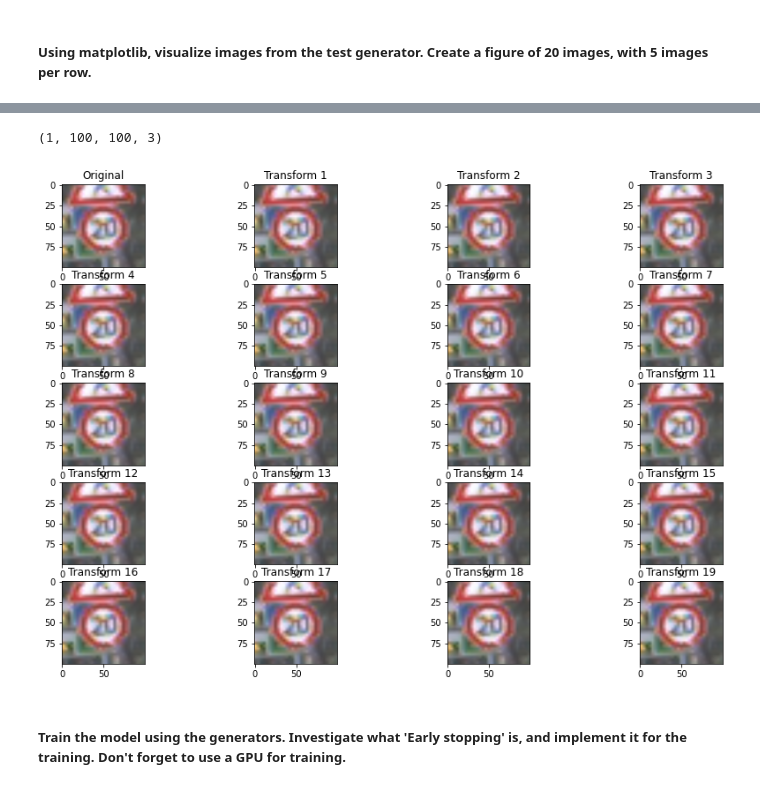
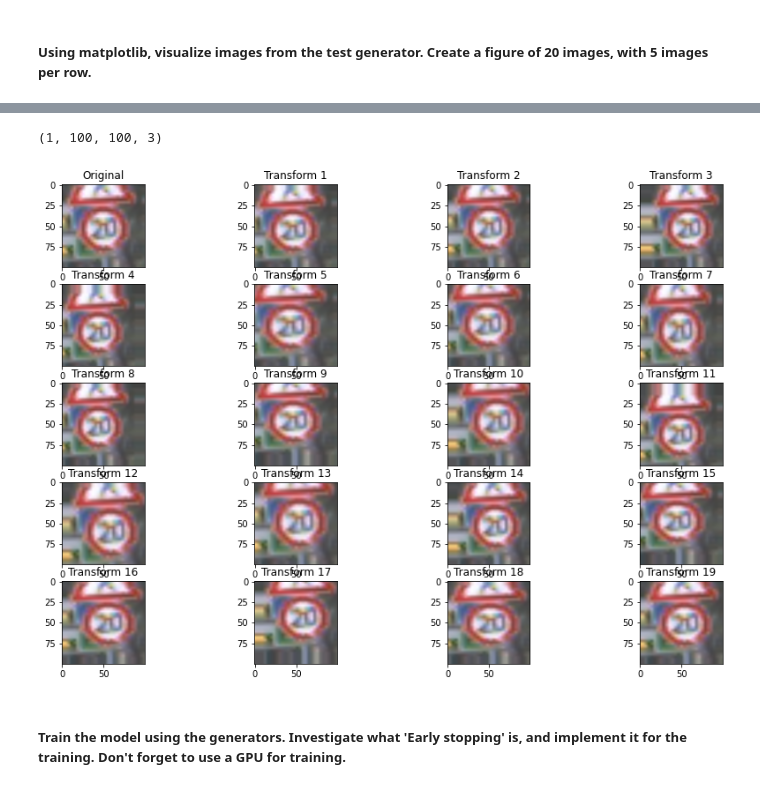
Before and after one commit to danielroa98/Redes-Neuronales, a Jupyter notebook: A01021960_proyecto_final.ipynb, the cells around one changed output, grey strips where cells are left out. Cells and saved outputs as stored; diff of their text form; code cells hidden in the pictures.

```diff
--- a/A01021960_proyecto_final.ipynb
+++ b/A01021960_proyecto_final.ipynb
@@ -244,28 +258,32 @@ plt.imshow(sign_img)
 # %%
 # TODO: Create a figure with images from the test generator.
 # print(sign_img.shape)
+sign_img = cv2.imread('DL_Data_sets/German_Traffic_signs/Images/00000/00000_00000.ppm')
+sign_img = cv2.cvtColor(sign_img, cv2.COLOR_BGR2RGB)
+sign_img = cv2.resize(sign_img, dsize=(100, 100))
+
 sign_tensor = np.reshape(sign_img, (1, 100, 100, 3))
 print(sign_tensor.shape)
 
 plt.figure(figsize=(15, 10))
 plt.subplot(5, 4, 1)
 plt.title('Original')
 plt.imshow(sign_img)
 
 index = 1
-for batch in test_data_generator.flow(sign_tensor, batch_size=1):
+for batch in train_data_generator.flow(sign_tensor, batch_size=1):
   plt.subplot(5, 4, index+1)
   plt.title(f'Transform {index}')
   plt.imshow(batch[0])
   index += 1
 
   if index % 20 == 0:
     break
 
 plt.show()
 # %% [output]
 (1, 100, 100, 3)
-[figure, old version]
+[figure, new version]
 # %% [markdown]
   ##### Train the model using the generators. Investigate what 'Early stopping' is, and implement it for the training. Don't forget to use a GPU for training.
 # %%
```
Also changed, not shown: parts of 7 cells of this notebook.
